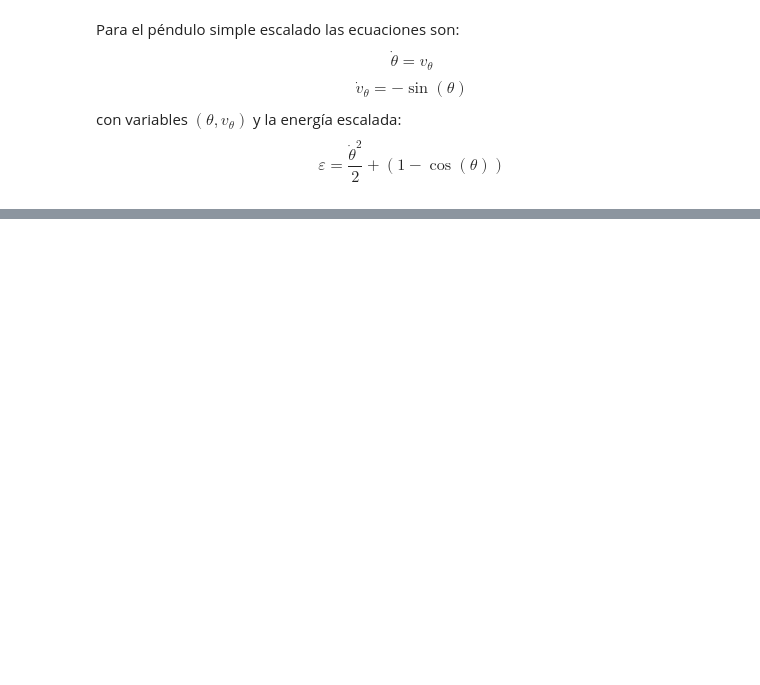
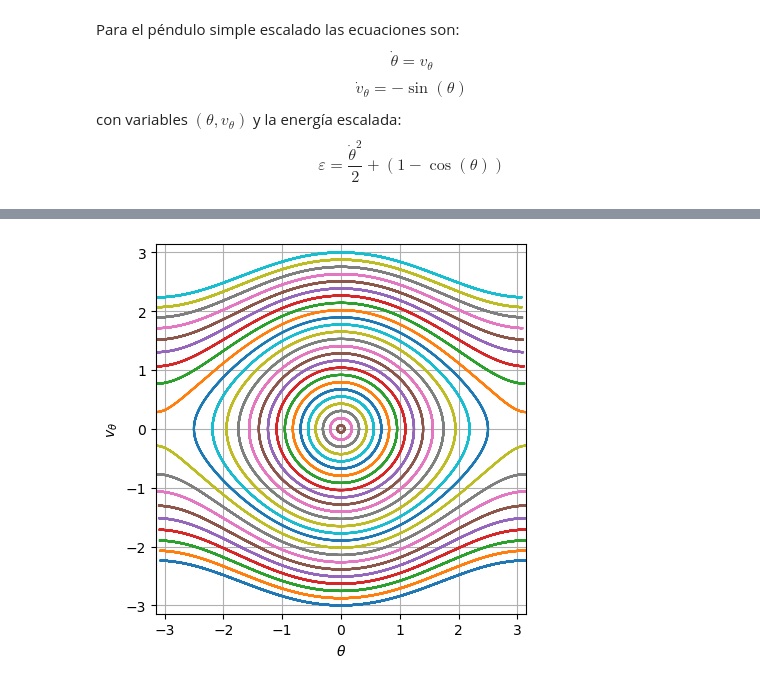
Before and after one commit to richmf/FisComp26-2, a Jupyter notebook: Pendulo simple (clase 17).ipynb, the cells around one changed output, grey strips where cells are left out. Cells and saved outputs as stored; diff of their text form; code cells hidden in the pictures; blank space fills up the shorter version.

```diff
--- a/Pendulo simple (clase 17).ipynb
+++ b/Pendulo simple (clase 17).ipynb
@@ -33,0 +84,22 @@ SyntaxError: invalid syntax (2132330649.py, line 10)
+# %%
+titf = (0,30)
+t = np.linspace(titf[0],titf[-1],1000)
+N_tray = 50
+vth0 = np.linspace(-3,3,N_tray)
+for i in range(N_tray):
+    ci = [0,vth0[i]]
+    sol_pendulo = si.solve_ivp(pendulo,titf,ci,rtol=1e-8,atol=1e-10,dense_output=True)
+    th_vth = sol_pendulo.sol(t)
+    if abs(vth0[i]) > 2:
+        th_p = (th_vth[0] + np.pi)%(2*np.pi) - np.pi
+        th_p[:-1][ abs(np.diff( th_p)) > 0.5 ] = np.nan
+        plt.plot(th_p,th_vth[1])
+    else:
+        plt.plot(th_vth[0],th_vth[1])
+plt.gca().set_aspect('equal')
+plt.xlabel(r'${\theta}$'),plt.ylabel(r'$v_{\theta}$')
+plt.xlim([-np.pi,np.pi]),plt.ylim([-np.pi,np.pi])
+plt.grid()
+plt.show()
+# %% [output]
+[figure, added]
```
Also changed, not shown: parts of 5 cells of this notebook, 1 other file.
